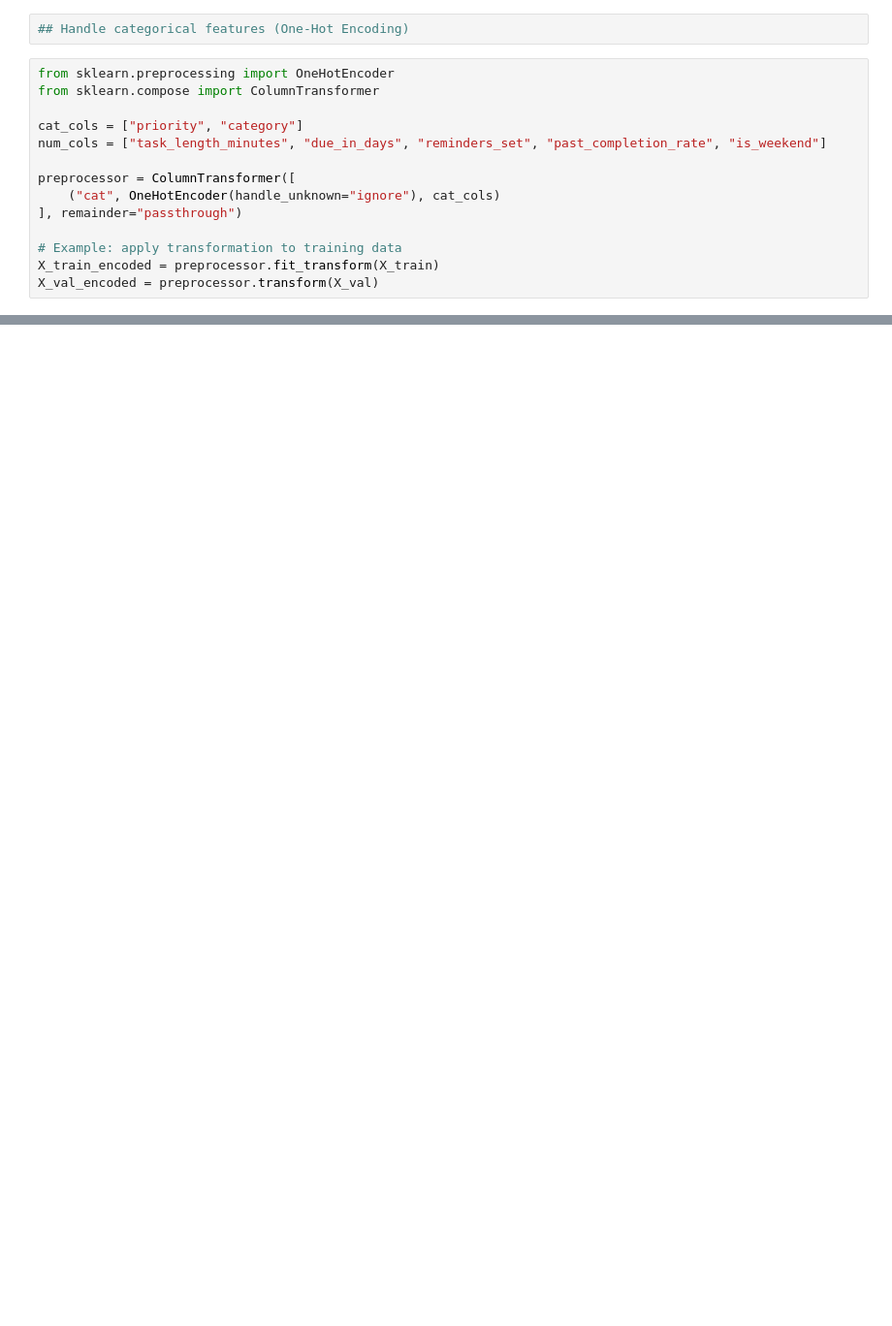
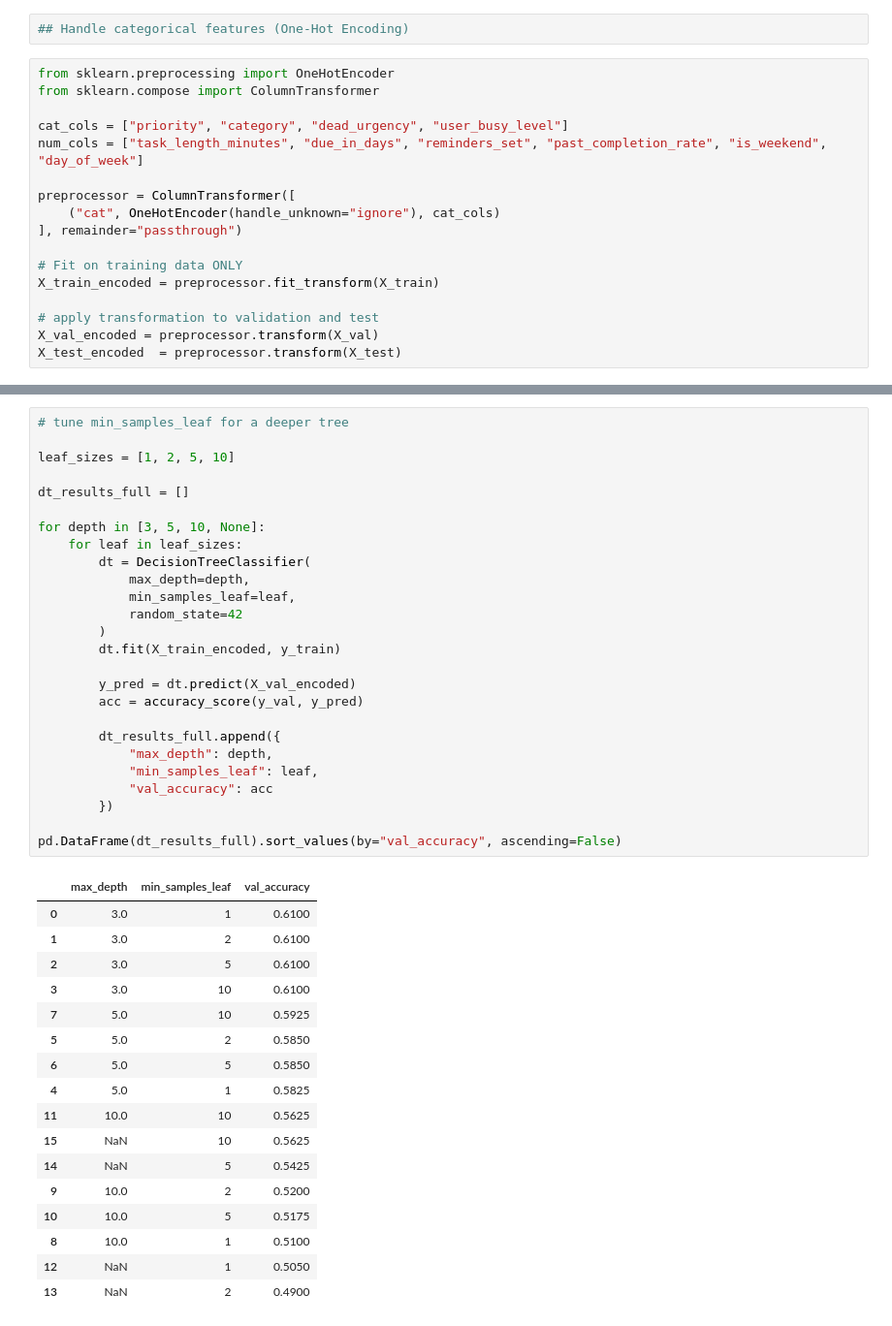
Before and after one commit to FunmilayoEsther/to-do-task-prediction, a Jupyter notebook: notebook.ipynb, the cells around one changed output, grey strips where cells are left out. Shown at 97% size. Saved outputs shown, nothing was run; the diff lists cells and outputs as text; blank space fills up the shorter version.

```diff
--- a/notebook.ipynb
+++ b/notebook.ipynb
@@ -122,13 +128,16 @@ X_train, X_val, y_train, y_val = train_test_split(
 from sklearn.preprocessing import OneHotEncoder
 from sklearn.compose import ColumnTransformer
 
-cat_cols = ["priority", "category"]
-num_cols = ["task_length_minutes", "due_in_days", "reminders_set", "past_completion_rate", "is_weekend"]
+cat_cols = ["priority", "category", "dead_urgency", "user_busy_level"]
+num_cols = ["task_length_minutes", "due_in_days", "reminders_set", "past_completion_rate", "is_weekend", "day_of_week"]
 
 preprocessor = ColumnTransformer([
     ("cat", OneHotEncoder(handle_unknown="ignore"), cat_cols)
 ], remainder="passthrough")
 
-# Example: apply transformation to training data
+# Fit on training data ONLY
 X_train_encoded = preprocessor.fit_transform(X_train)
+
+# apply transformation to validation and test
 X_val_encoded = preprocessor.transform(X_val)
+X_test_encoded  = preprocessor.transform(X_test)
@@ -134,0 +377,44 @@ X_val_encoded = preprocessor.transform(X_val)
+# %%
+# tune min_samples_leaf for a deeper tree
+
+leaf_sizes = [1, 2, 5, 10]
+
+dt_results_full = []
+
+for depth in [3, 5, 10, None]:
+    for leaf in leaf_sizes:
+        dt = DecisionTreeClassifier(
+            max_depth=depth,
+            min_samples_leaf=leaf,
+            random_state=42
+        )
+        dt.fit(X_train_encoded, y_train)
+
+        y_pred = dt.predict(X_val_encoded)
+        acc = accuracy_score(y_val, y_pred)
+
+        dt_results_full.append({
+            "max_depth": depth,
+            "min_samples_leaf": leaf,
+            "val_accuracy": acc
+        })
+
+pd.DataFrame(dt_results_full).sort_values(by="val_accuracy", ascending=False)
+# %% [output]
+|  | max_depth | min_samples_leaf | val_accuracy |
+| 0 | 3.0 | 1 | 0.6100 |
+| 1 | 3.0 | 2 | 0.6100 |
+| 2 | 3.0 | 5 | 0.6100 |
+| 3 | 3.0 | 10 | 0.6100 |
+| 7 | 5.0 | 10 | 0.5925 |
+| 5 | 5.0 | 2 | 0.5850 |
+| 6 | 5.0 | 5 | 0.5850 |
+| 4 | 5.0 | 1 | 0.5825 |
+| 11 | 10.0 | 10 | 0.5625 |
+| 15 | NaN | 10 | 0.5625 |
+| 14 | NaN | 5 | 0.5425 |
+| 9 | 10.0 | 2 | 0.5200 |
+| 10 | 10.0 | 5 | 0.5175 |
+| 8 | 10.0 | 1 | 0.5100 |
+| 12 | NaN | 1 | 0.5050 |
+| 13 | NaN | 2 | 0.4900 |
```
Also changed, not shown: parts of 27 cells of this notebook, 7 other files.
